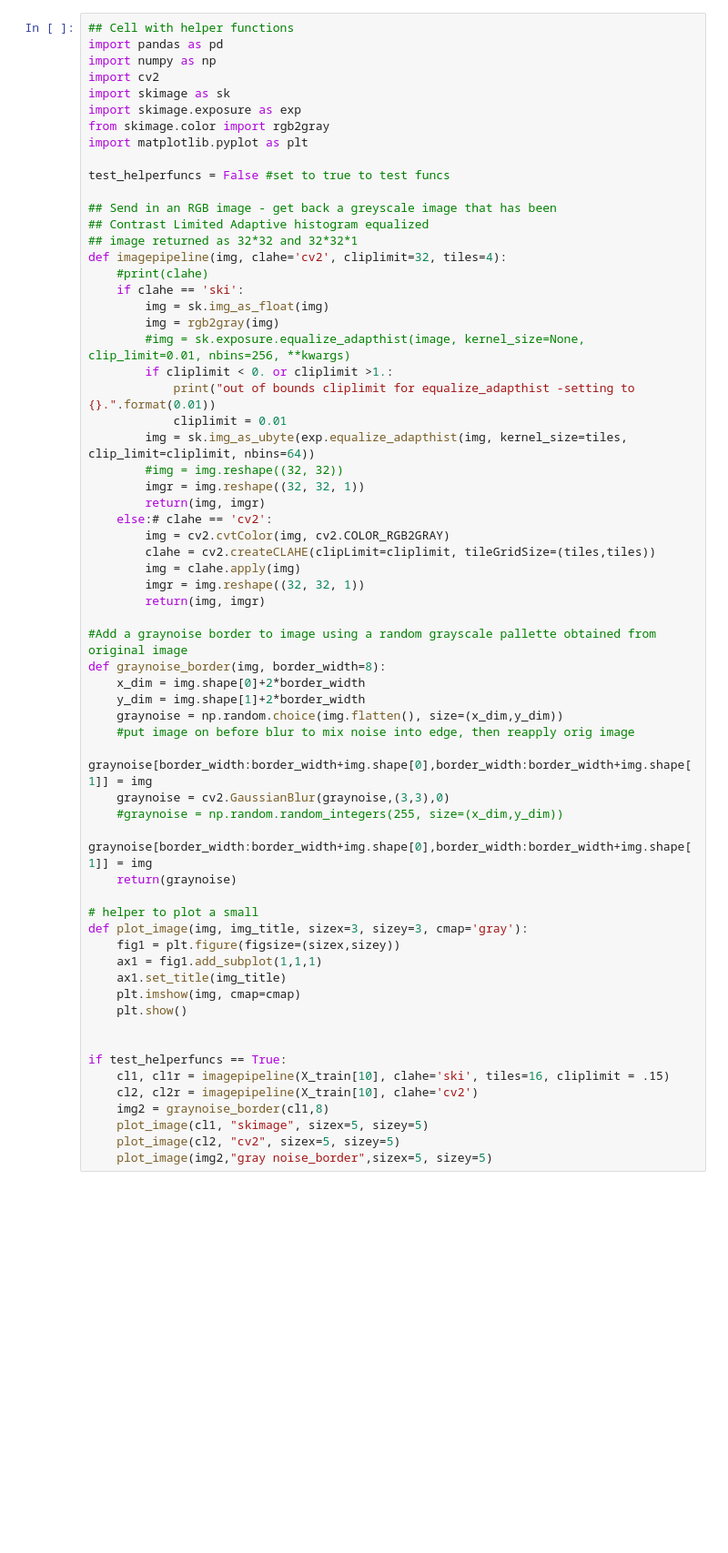
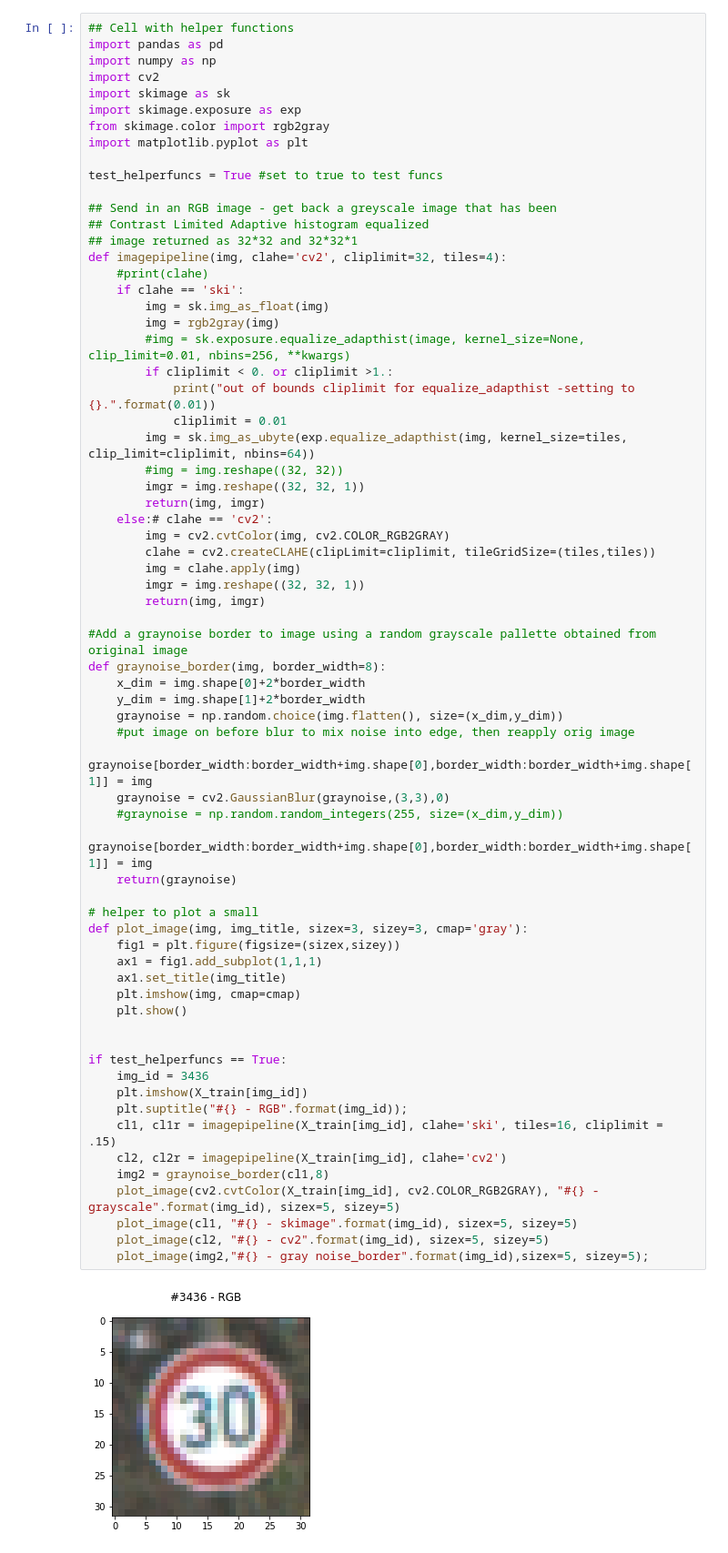
Before and after one commit to teeekay/CarND-Traffic-Sign-Classifier-Project, a Jupyter notebook: Traffic_Sign_ClassifierV2_2.ipynb, the cells around one changed output. Shown at 91% size. Drawn from its saved outputs; the diff is of its cells as text; blank space fills up the shorter version.

```diff
--- a/Traffic_Sign_ClassifierV2_2.ipynb
+++ b/Traffic_Sign_ClassifierV2_2.ipynb
@@ -62,7 +59,7 @@ import skimage.exposure as exp
 from skimage.color import rgb2gray
 import matplotlib.pyplot as plt
 
-test_helperfuncs = False #set to true to test funcs
+test_helperfuncs = True #set to true to test funcs
 
 ## Send in an RGB image - get back a greyscale image that has been
 ## Contrast Limited Adaptive histogram equalized
@@ -83,35 +80,41 @@ def imagepipeline(img, clahe='cv2', cliplimit=32, tiles=4):
     else:# clahe == 'cv2':
         img = cv2.cvtColor(img, cv2.COLOR_RGB2GRAY)
         clahe = cv2.createCLAHE(clipLimit=cliplimit, tileGridSize=(tiles,tiles))
         img = clahe.apply(img)
         imgr = img.reshape((32, 32, 1))
         return(img, imgr)
 
 #Add a graynoise border to image using a random grayscale pallette obtained from original image
 def graynoise_border(img, border_width=8):
     x_dim = img.shape[0]+2*border_width
     y_dim = img.shape[1]+2*border_width
     graynoise = np.random.choice(img.flatten(), size=(x_dim,y_dim))
     #put image on before blur to mix noise into edge, then reapply orig image
     graynoise[border_width:border_width+img.shape[0],border_width:border_width+img.shape[1]] = img
     graynoise = cv2.GaussianBlur(graynoise,(3,3),0)
     #graynoise = np.random.random_integers(255, size=(x_dim,y_dim))
     graynoise[border_width:border_width+img.shape[0],border_width:border_width+img.shape[1]] = img
     return(graynoise)
 
 # helper to plot a small
 def plot_image(img, img_title, sizex=3, sizey=3, cmap='gray'):
     fig1 = plt.figure(figsize=(sizex,sizey))
     ax1 = fig1.add_subplot(1,1,1)
     ax1.set_title(img_title)
     plt.imshow(img, cmap=cmap)
     plt.show()
 
 
 if test_helperfuncs == True:
-    cl1, cl1r = imagepipeline(X_train[10], clahe='ski', tiles=16, cliplimit = .15)
-    cl2, cl2r = imagepipeline(X_train[10], clahe='cv2')
+    img_id = 3436
+    plt.imshow(X_train[img_id])
+    plt.suptitle("#{} - RGB".format(img_id));
+    cl1, cl1r = imagepipeline(X_train[img_id], clahe='ski', tiles=16, cliplimit = .15)
+    cl2, cl2r = imagepipeline(X_train[img_id], clahe='cv2')
     img2 = graynoise_border(cl1,8)
-    plot_image(cl1, "skimage", sizex=5, sizey=5)
-    plot_image(cl2, "cv2", sizex=5, sizey=5)
-    plot_image(img2,"gray noise_border",sizex=5, sizey=5)
+    plot_image(cv2.cvtColor(X_train[img_id], cv2.COLOR_RGB2GRAY), "#{} - grayscale".format(img_id), sizex=5, sizey=5)
+    plot_image(cl1, "#{} - skimage".format(img_id), sizex=5, sizey=5)
+    plot_image(cl2, "#{} - cv2".format(img_id), sizex=5, sizey=5)
+    plot_image(img2,"#{} - gray noise_border".format(img_id),sizex=5, sizey=5);
+# %% [output]
+[figure, added]
```
Also changed, not shown: parts of 46 cells of this notebook, 7 other files.
